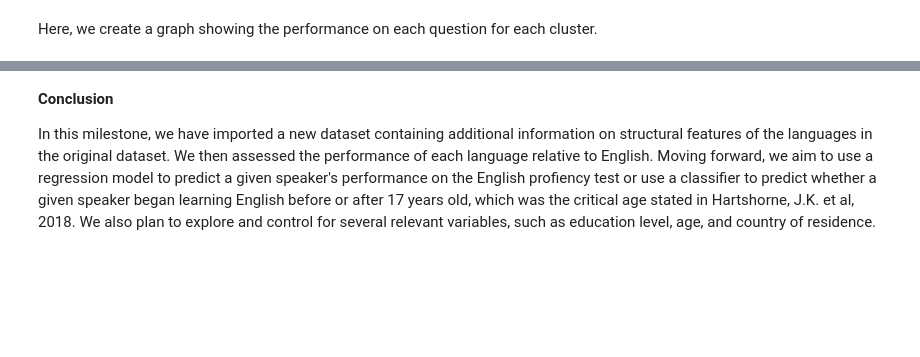
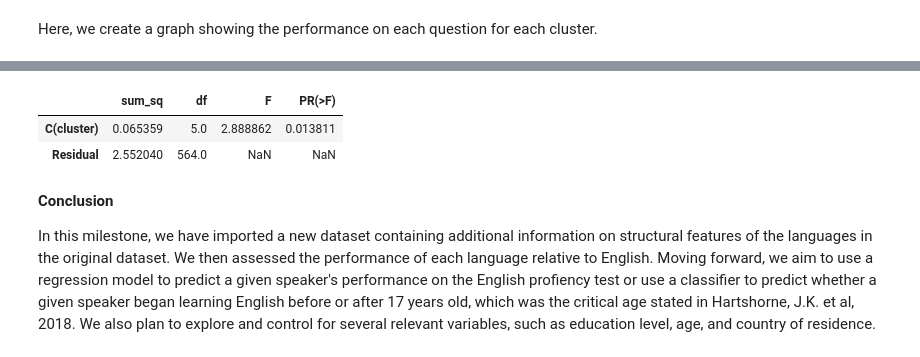
Before and after one commit to ifaul/ifaul.github.io, a Jupyter notebook: Copy_of_lang_acquire_milestone2_11_28_matthew.ipynb, the cells around one changed output, grey strips where cells are left out. Drawn from its saved outputs; the diff is of its cells as text; code cells hidden in the pictures; blank space fills up the shorter version.

```diff
--- a/Copy_of_lang_acquire_milestone2_11_28_matthew.ipynb
+++ b/Copy_of_lang_acquire_milestone2_11_28_matthew.ipynb
@@ -714,12 +705,19 @@ dtype: float64
 Here, we create a graph showing the performance on each question for each cluster.
 # %%
 # Create index of each question column
-question_index = df_lang_tidy_new.columns[pd.Series(df_lang_tidy_new.columns).str.startswith('q')]
+question_index = df_lang_sample.columns[pd.Series(df_lang_sample.columns).str.startswith('q')]
 
 # Create empty list
 df_questions = pd.DataFrame()
 
 # Iterate through questions to find correct % for each question based on clusters
 for question in question_index:
-  clust = df_lang_tidy_new.groupby('cluster')[question].mean() # change the var name if you like
+  clust = df_lang_sample.groupby('cluster')[question].mean() # change the var name if you like
   df_questions = pd.concat([df_questions, clust],axis=1)
+
+df_questions = df_questions.reset_index()
+df_questions = df_questions.rename(columns={'index': 'cluster'})
+df_questions = df_questions.melt(id_vars=['cluster'])
+
+# Create barplot comparing scores of different clusters on questions
+df_questions.pivot_table(values='value', index='cluster', columns='variable').plot(kind='bar)
@@ -756,3 +726,13 @@ dtype: float64
+# %%
+model = sm.ols(formula='value ~ C(cluster)', data=df_questions).fit()
+anova_table = anova_lm(model, typ=2)
+anova_table
+
+# Significant. There are significant differences in the performance on specific test questions
+# %% [output]
+|  | sum_sq | df | F | PR(>F) |
+| C(cluster) | 0.065359 | 5.0 | 2.888862 | 0.013811 |
+| Residual | 2.552040 | 564.0 | NaN | NaN |
 # %% [markdown]
 **Conclusion**
 
```
Also changed, not shown: parts of 15 cells of this notebook.
